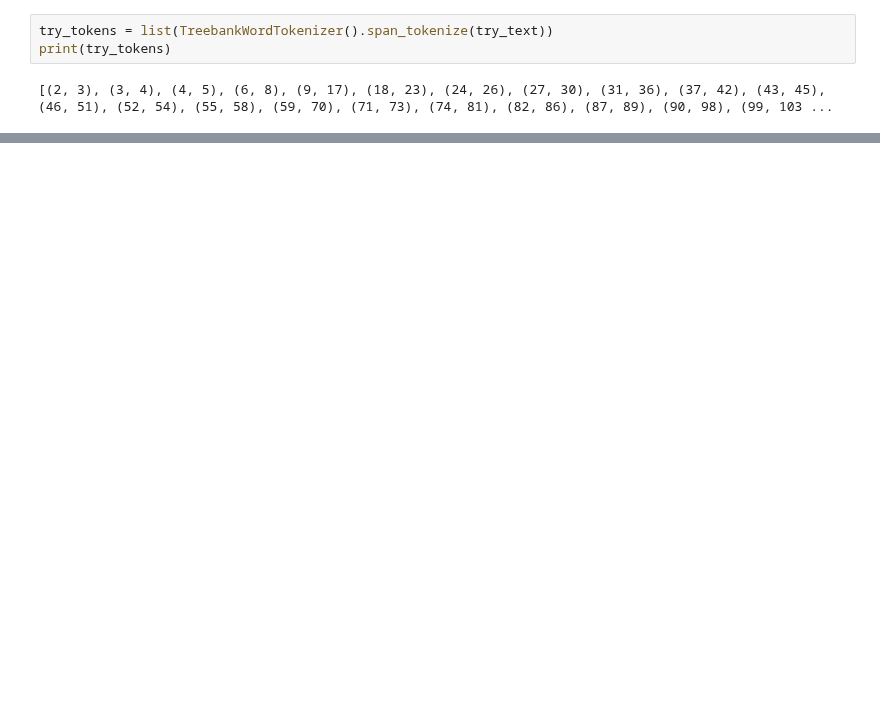
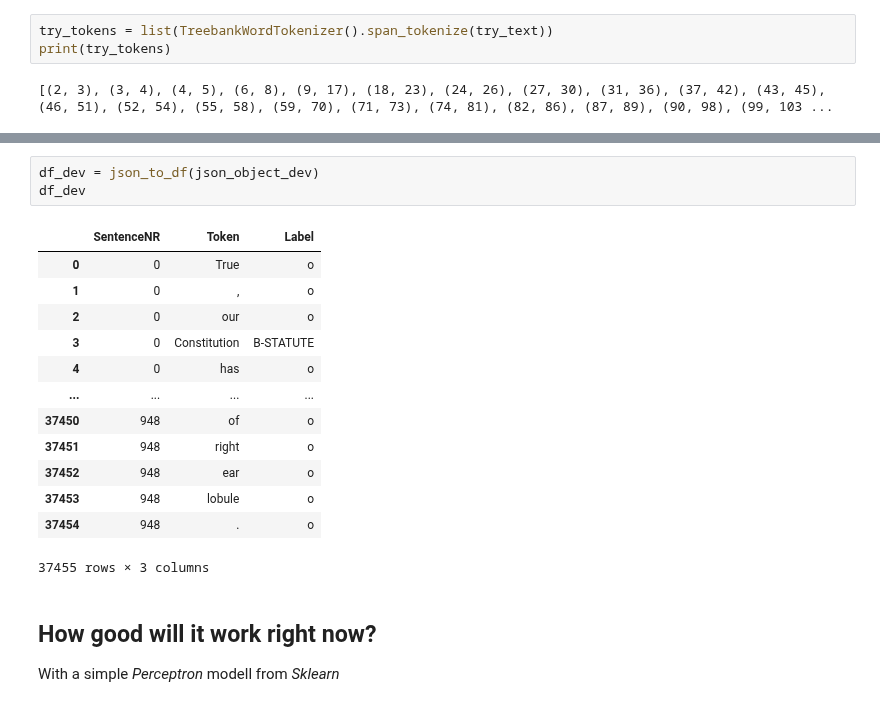
Before and after one commit to cometbridge1998/LegalNER_GdCL_III_Projekt, a Jupyter notebook: LegalNER/Tokenizing.ipynb, the cells around one changed output, grey strips where cells are left out. Cells and saved outputs as stored; diff of their text form; blank space fills up the shorter version.

```diff
--- a/LegalNER/Tokenizing.ipynb
+++ b/LegalNER/Tokenizing.ipynb
@@ -279,0 +354,20 @@ print(classes)
+# %%
+df_dev = json_to_df(json_object_dev)
+df_dev
+# %% [output]
+|  | SentenceNR | Token | Label |
+| 0 | 0 | True | o |
+| 1 | 0 | , | o |
+| 2 | 0 | our | o |
+| 3 | 0 | Constitution | B-STATUTE |
+| 4 | 0 | has | o |
+| ... | ... | ... | ... |
+| 37450 | 948 | of | o |
+| 37451 | 948 | right | o |
+| 37452 | 948 | ear | o |
+| 37453 | 948 | lobule | o |
+| 37454 | 948 | . | o |
+37455 rows × 3 columns
+# %% [markdown]
+## How good will it work right now?
+With a simple <i>Perceptron</i> modell from <i>Sklearn</i>
```
Also changed, not shown: parts of 75 cells of this notebook, 4 other files.
